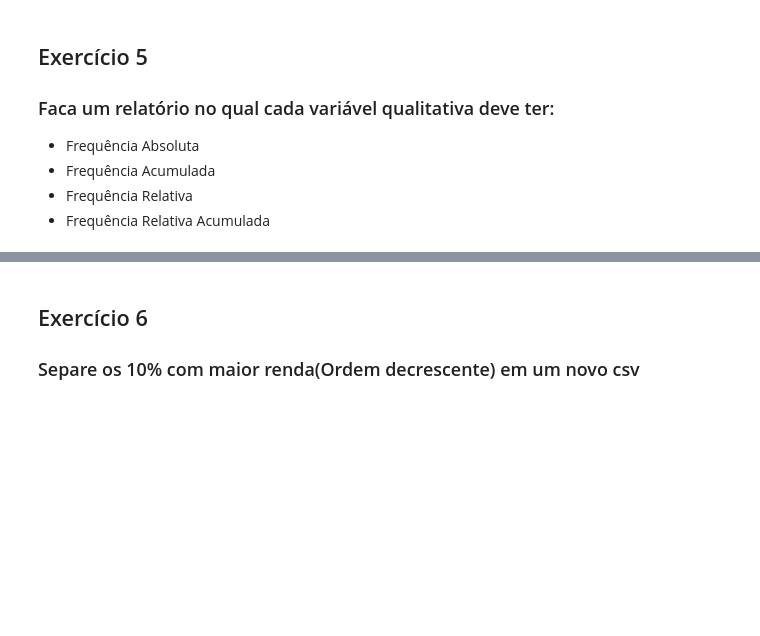
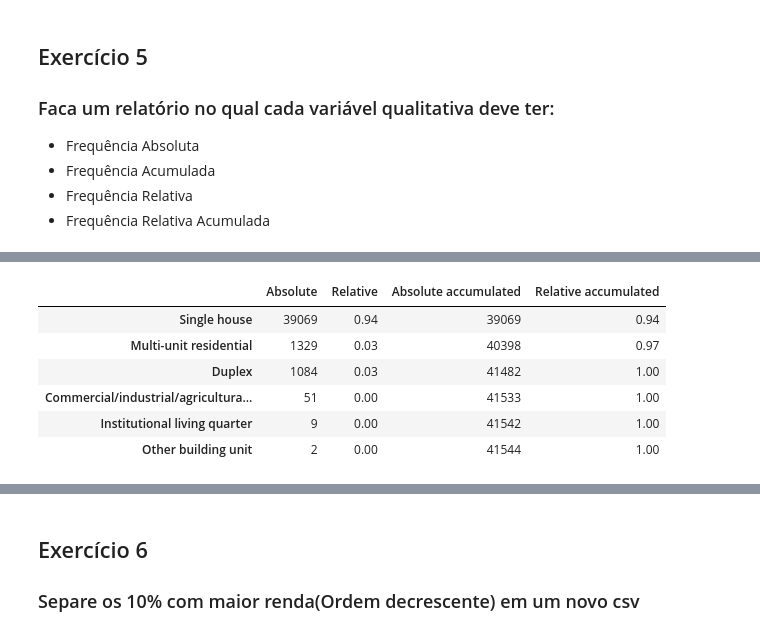
Before and after one commit to wandgibaut/lets_code_g6, a Jupyter notebook: main.ipynb, the cells around one changed output, grey strips where cells are left out. Cells and saved outputs as stored; diff of their text form; code cells hidden in the pictures; blank space fills up the shorter version.

```diff
--- a/main.ipynb
+++ b/main.ipynb
@@ -113,0 +114,10 @@ report['Household Head Sex']
+# %%
+report['Type of Building/House'].round(2)
+# %% [output]
+|  | Absolute | Relative | Absolute accumulated | Relative accumulated |
+| Single house | 39069 | 0.94 | 39069 | 0.94 |
+| Multi-unit residential | 1329 | 0.03 | 40398 | 0.97 |
+| Duplex | 1084 | 0.03 | 41482 | 1.00 |
+| Commercial/industrial/agricultura... | 51 | 0.00 | 41533 | 1.00 |
+| Institutional living quarter | 9 | 0.00 | 41542 | 1.00 |
+| Other building unit | 2 | 0.00 | 41544 | 1.00 |
```
Also changed, not shown: parts of 11 cells of this notebook.
